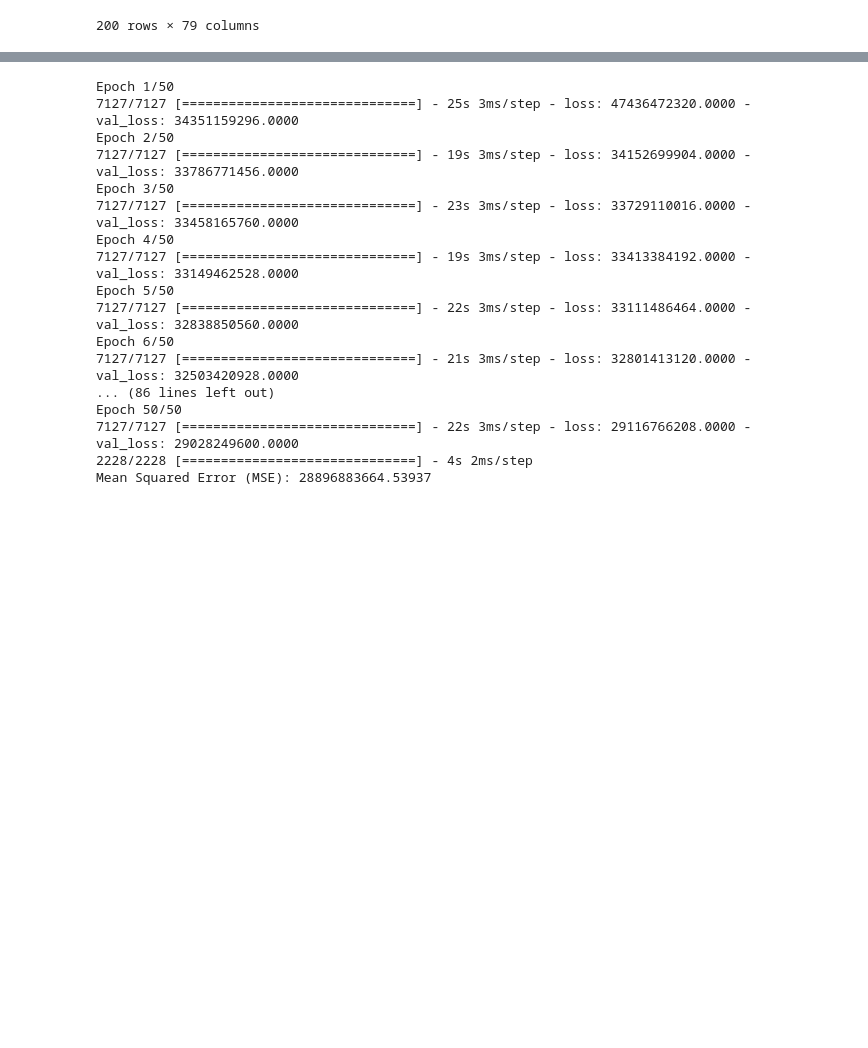
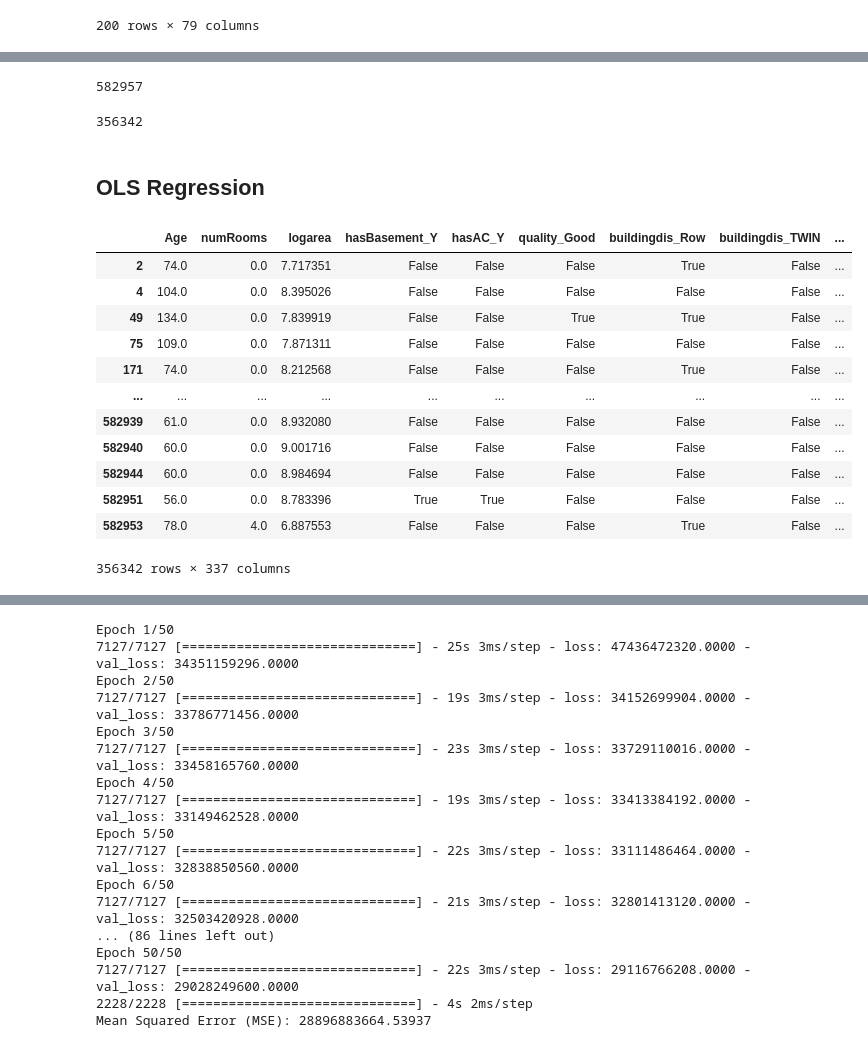
Before and after one commit to musa-5090-spring-2024/musa5090s24-team3-cama, a Jupyter notebook: eda/musa5090_data_science.ipynb, the cells around one changed output, grey strips where cells are left out. Drawn from its saved outputs; the diff is of its cells as text; code cells hidden in the pictures; blank space fills up the shorter version.

```diff
--- a/eda/musa5090_data_science.ipynb
+++ b/eda/musa5090_data_science.ipynb
@@ -58,6 +64,6 @@ Upon checking the dataset, we found the following attributes from the opa proper
 # %%
 # some baseline data processing work
-properties_mdl = properties[['basements', #
+properties_mdl = properties[['basements',
                           'category_code',
                           'census_tract',
                           'central_air', #
@@ -76,4 +82,5 @@ properties_mdl = properties[['basements', #
                           'total_livable_area', #
                           'view_type', #
                           'building_code_description_new', #
+                          'zip_code',
                           'year_built']] #
@@ -129,16 +124,8 @@ See the caveats in the documentation: https://pandas.pydata.org/pandas-docs/stab
 # %%
-# Convert the pandas Series of boolean values to numpy ndarray using .values
+# recode building conditions
 condition1 = properties_mdl['building_code_description_new'].str.contains('ROW', case=False).fillna(False).values
 condition2 = properties_mdl['building_code_description_new'].str.contains('TWIN', case=False).fillna(False).values
-
 properties_mdl['buildingdis'] = np.select(
-    [
-        condition1,
-        condition2
-    ],
-    [
-        'Row',
-        'TWIN'
-    ],
-    default='Other'
-)
+    [condition1,condition2],
+    ['Row','TWIN'],
+    default='Other')
@@ -227,0 +144,36 @@ strong multicollinearity or other numerical problems.
+# %%
+# check the original data size
+properties.shape[0]
+# %% [output]
+582957
+# %%
+# check the processed data size
+properties_mdl.shape[0]
+# %% [output]
+356342
+# %% [markdown]
+## OLS Regression
+# %%
+# construct dependent and independent variables
+X = properties_mdl[['Age', 'numRooms', 'hasBasement', 'hasAC', 'quality', 'buildingdis', 'hasFireplace', 'hasGarage', 'stories', 'logarea', 'view', 'zip_code']]
+y = properties_mdl['sale_price']
+X['zip_code'] = X['zip_code'].astype(str)
+X = X.dropna(subset=['zip_code'])
+# %%
+# one hot encoded dummy variables
+X_encoded = pd.get_dummies(X, drop_first=True)
+X_encoded
+# %% [output]
+|  | Age | numRooms | logarea | hasBasement_Y | hasAC_Y | quality_Good | buildingdis_Row | buildingdis_TWIN | ... |
+| 2 | 74.0 | 0.0 | 7.717351 | False | False | False | True | False | ... |
+| 4 | 104.0 | 0.0 | 8.395026 | False | False | False | False | False | ... |
+| 49 | 134.0 | 0.0 | 7.839919 | False | False | True | True | False | ... |
+| 75 | 109.0 | 0.0 | 7.871311 | False | False | False | False | False | ... |
+| 171 | 74.0 | 0.0 | 8.212568 | False | False | False | True | False | ... |
+| ... | ... | ... | ... | ... | ... | ... | ... | ... | ... |
+| 582939 | 61.0 | 0.0 | 8.932080 | False | False | False | False | False | ... |
+| 582940 | 60.0 | 0.0 | 9.001716 | False | False | False | False | False | ... |
+| 582944 | 60.0 | 0.0 | 8.984694 | False | False | False | False | False | ... |
+| 582951 | 56.0 | 0.0 | 8.783396 | True | True | False | False | False | ... |
+| 582953 | 78.0 | 4.0 | 6.887553 | False | False | False | True | False | ... |
+356342 rows × 337 columns
```
Also changed, not shown: parts of 27 cells of this notebook.
